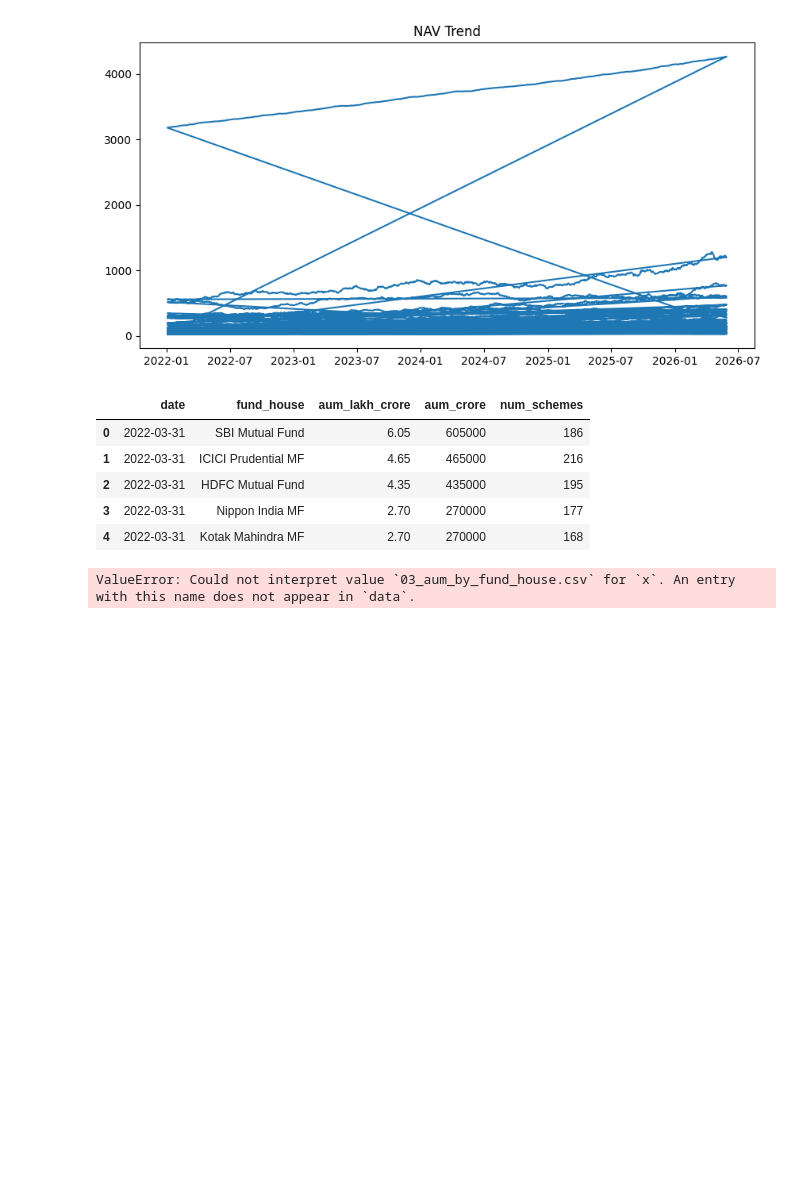
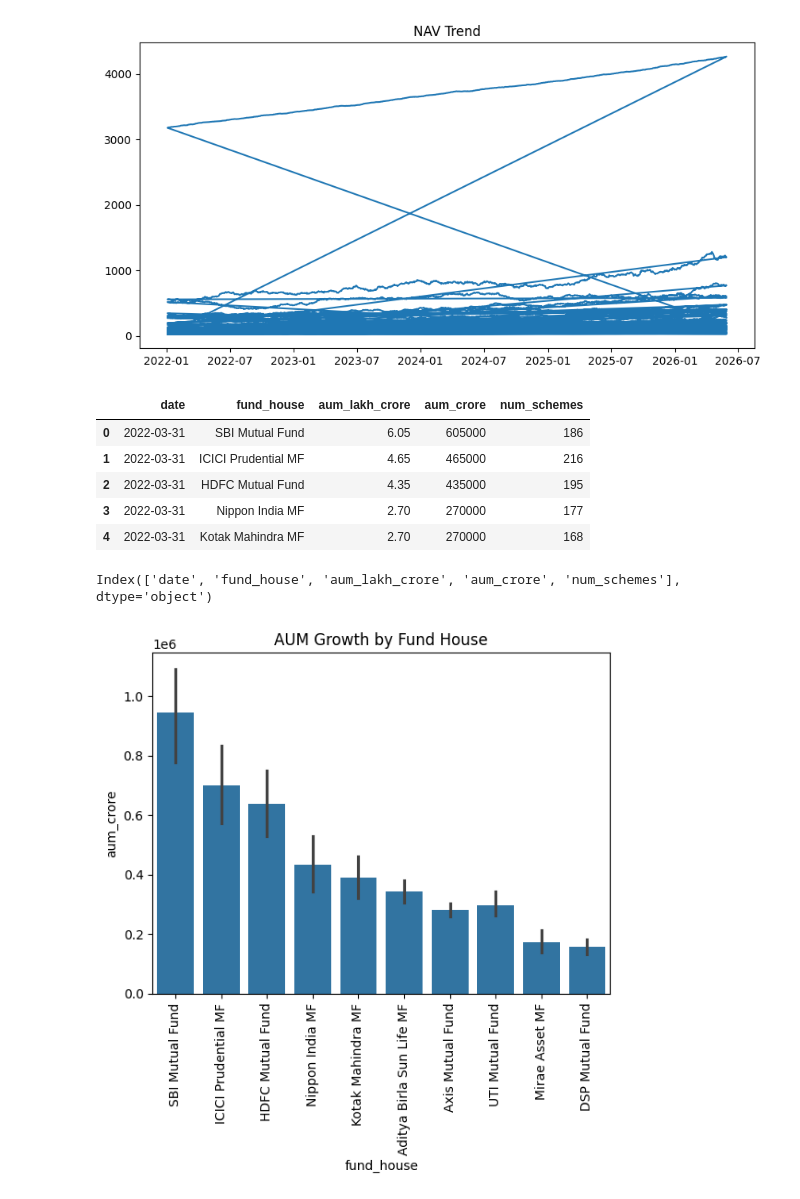
Before and after one commit to Nethivamshi/MutualFundAnalytics, a Jupyter notebook: EDA_analysis.ipynb, the cells around one changed output. Cells and saved outputs as stored; diff of their text form; code cells hidden in the pictures; blank space fills up the shorter version.

```diff
--- a/EDA_analysis.ipynb
+++ b/EDA_analysis.ipynb
@@ -37,16 +37,23 @@ aum.head()
 | 3 | 2022-03-31 | Nippon India MF | 2.70 | 270000 | 177 |
 | 4 | 2022-03-31 | Kotak Mahindra MF | 2.70 | 270000 | 168 |
 # %%
+import matplotlib.pyplot as plt
+import seaborn as sns
+
+print(aum.columns)
+
 sns.barplot(
     data=aum,
     x="fund_house",
-    y="aum"
+    y="aum_crore"
 )
 
 plt.xticks(rotation=90)
+plt.title("AUM Growth by Fund House")
 plt.show()
 # %% [output]
-ValueError: Could not interpret value `03_aum_by_fund_house.csv` for `x`. An entry with this name does not appear in `data`.
+Index(['date', 'fund_house', 'aum_lakh_crore', 'aum_crore', 'num_schemes'], dtype='object')
+[figure, added]
 # %%
 sip.head()
 # %% [output]
```
Also changed, not shown: parts of 23 cells of this notebook, 15 other files.
